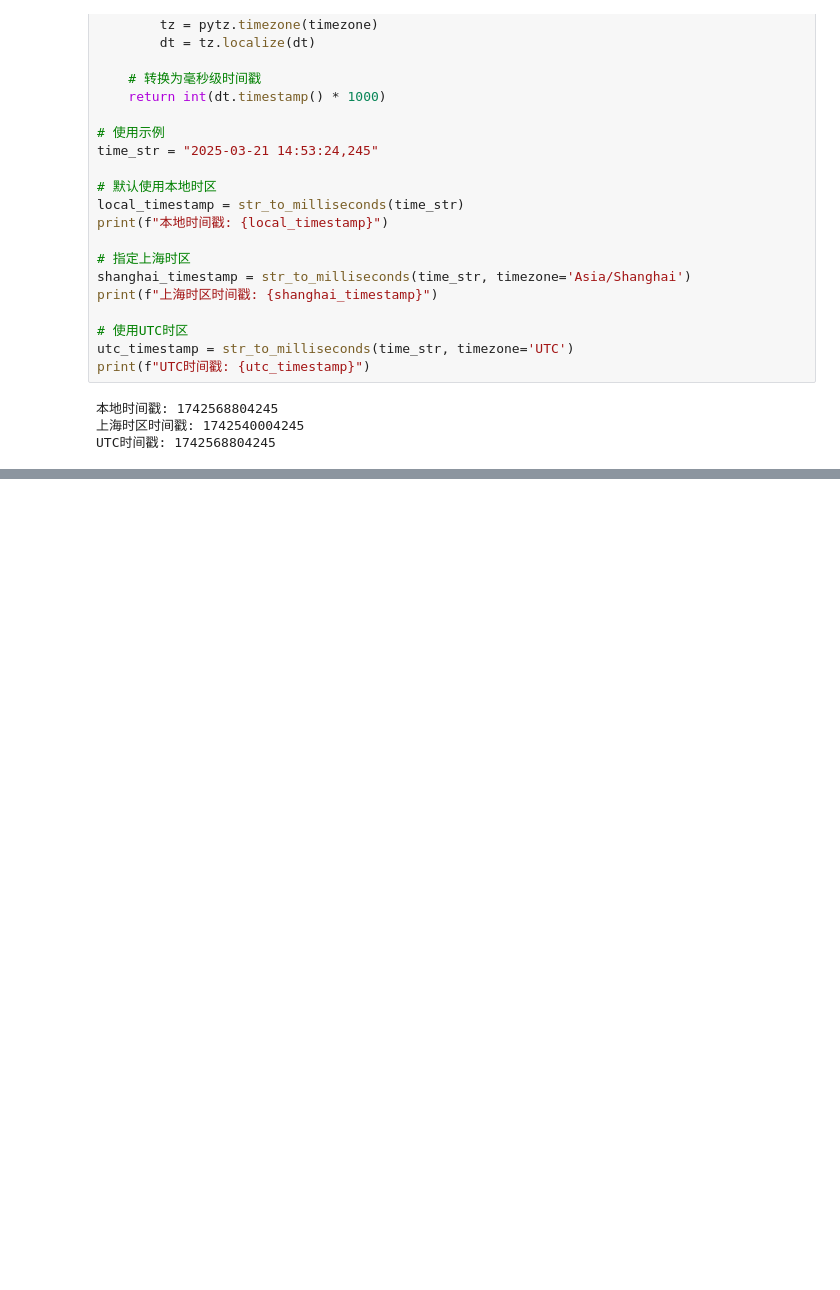
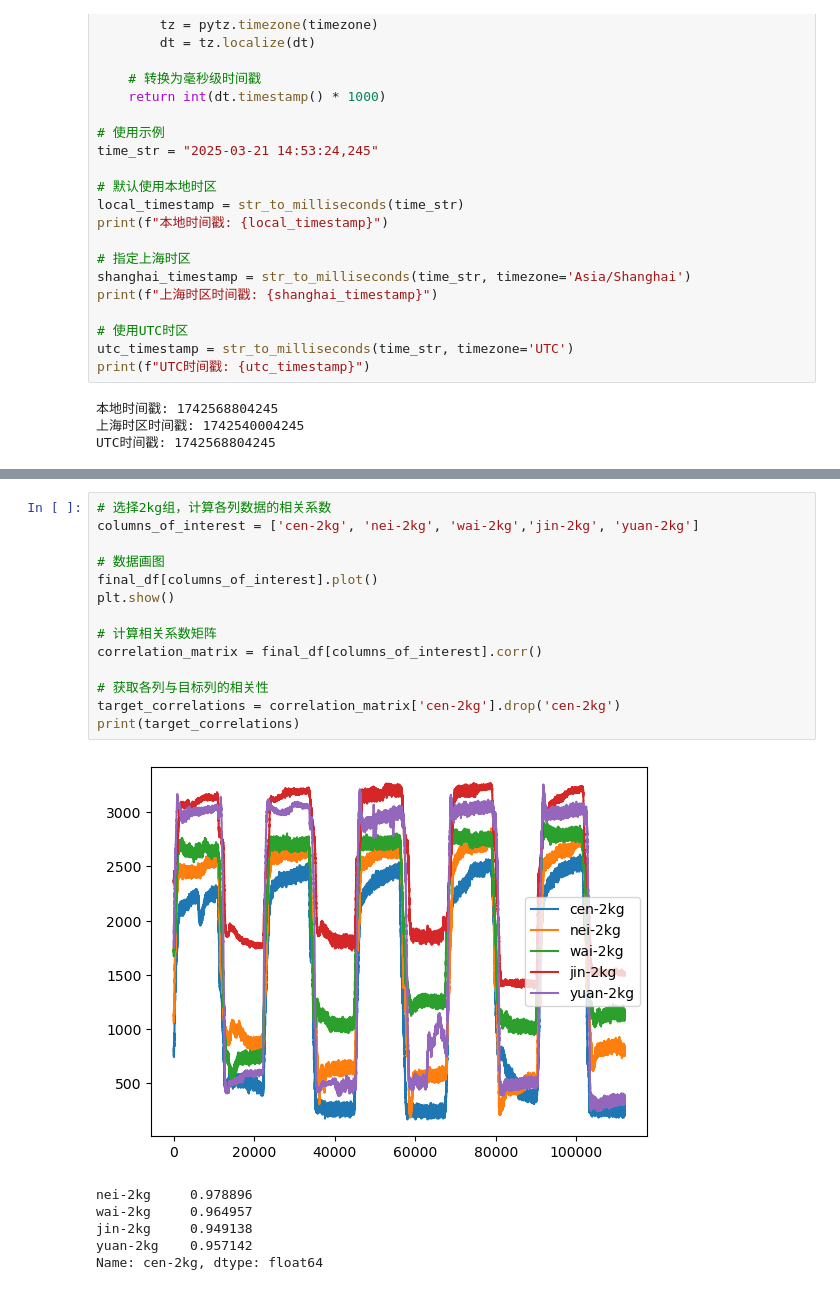
Before and after one commit to WynminMark/FMG-sEMG-processing, a Jupyter notebook: signal_seg.ipynb, the cells around one changed output, grey strips where cells are left out. Saved outputs shown, nothing was run; the diff lists cells and outputs as text; blank space fills up the shorter version.

```diff
--- a/signal_seg.ipynb
+++ b/signal_seg.ipynb
@@ -90,0 +102,21 @@ for i in filtered_signal_lst:
+# %%
+# 选择2kg组，计算各列数据的相关系数
+columns_of_interest = ['cen-2kg', 'nei-2kg', 'wai-2kg','jin-2kg', 'yuan-2kg']
+
+# 数据画图
+final_df[columns_of_interest].plot()
+plt.show()
+
+# 计算相关系数矩阵
+correlation_matrix = final_df[columns_of_interest].corr()
+
+# 获取各列与目标列的相关性
+target_correlations = correlation_matrix['cen-2kg'].drop('cen-2kg')
+print(target_correlations)
+# %% [output]
+[figure, added]
+nei-2kg     0.978896
+wai-2kg     0.964957
+jin-2kg     0.949138
+yuan-2kg    0.957142
+Name: cen-2kg, dtype: float64
```
Also changed, not shown: parts of 7 cells of this notebook.
